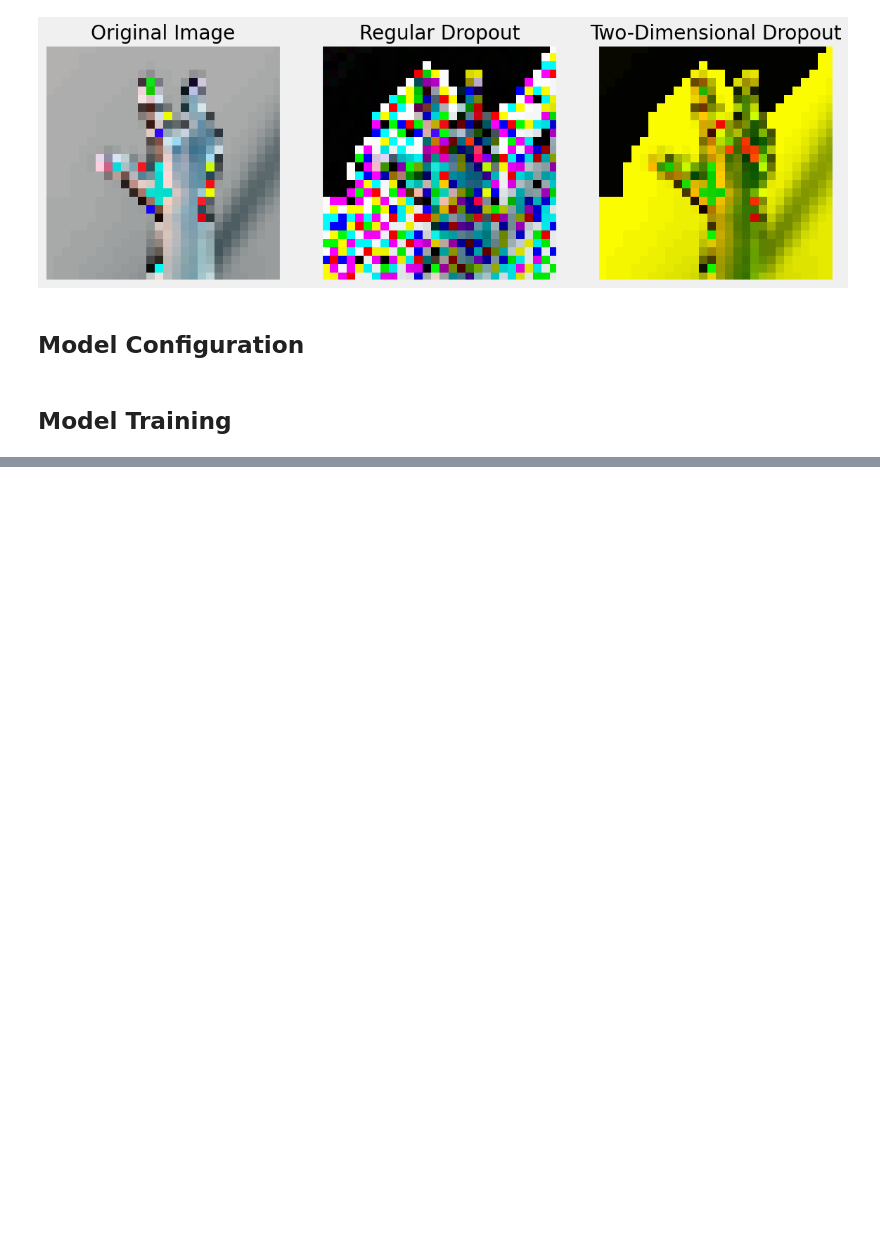
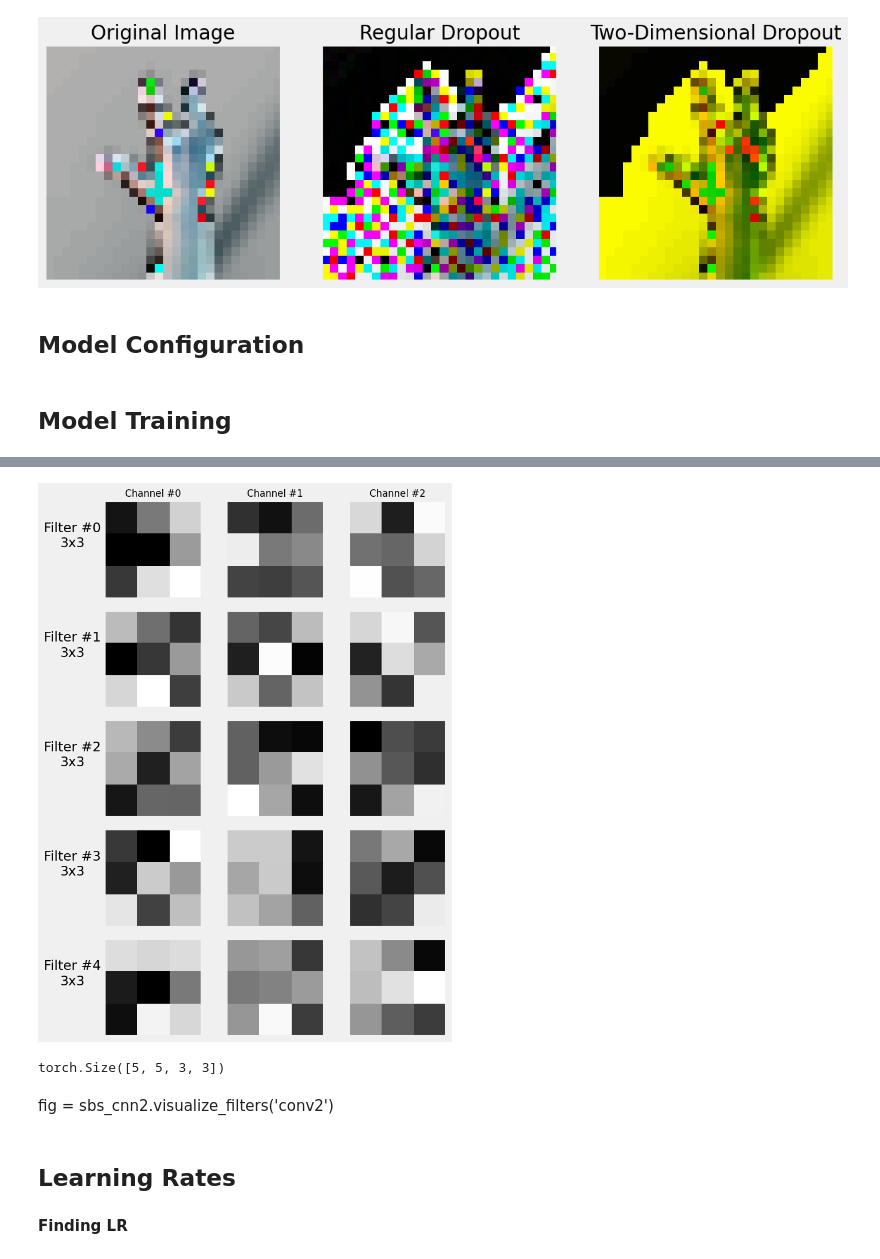
Before and after one commit to ejaj/pytorch-deep, a Jupyter notebook: Rock-Paper-Scissors.ipynb, the cells around one changed output, grey strips where cells are left out. Cells and saved outputs as stored; diff of their text form; code cells hidden in the pictures; blank space fills up the shorter version.

```diff
--- a/Rock-Paper-Scissors.ipynb
+++ b/Rock-Paper-Scissors.ipynb
@@ -311,0 +356,14 @@ train_loader
+# %%
+fig = sbs_cnn2.visualize_filters('conv1')
+# %% [output]
+[figure, added]
+# %%
+model_cnn2.conv2.weight.shape
+# %% [output]
+torch.Size([5, 5, 3, 3])
+# %% [markdown]
+fig = sbs_cnn2.visualize_filters('conv2')
+# %% [markdown]
+## Learning Rates ##
+# %% [markdown]
+**Finding LR**
```
Also changed, not shown: parts of 32 cells of this notebook.
